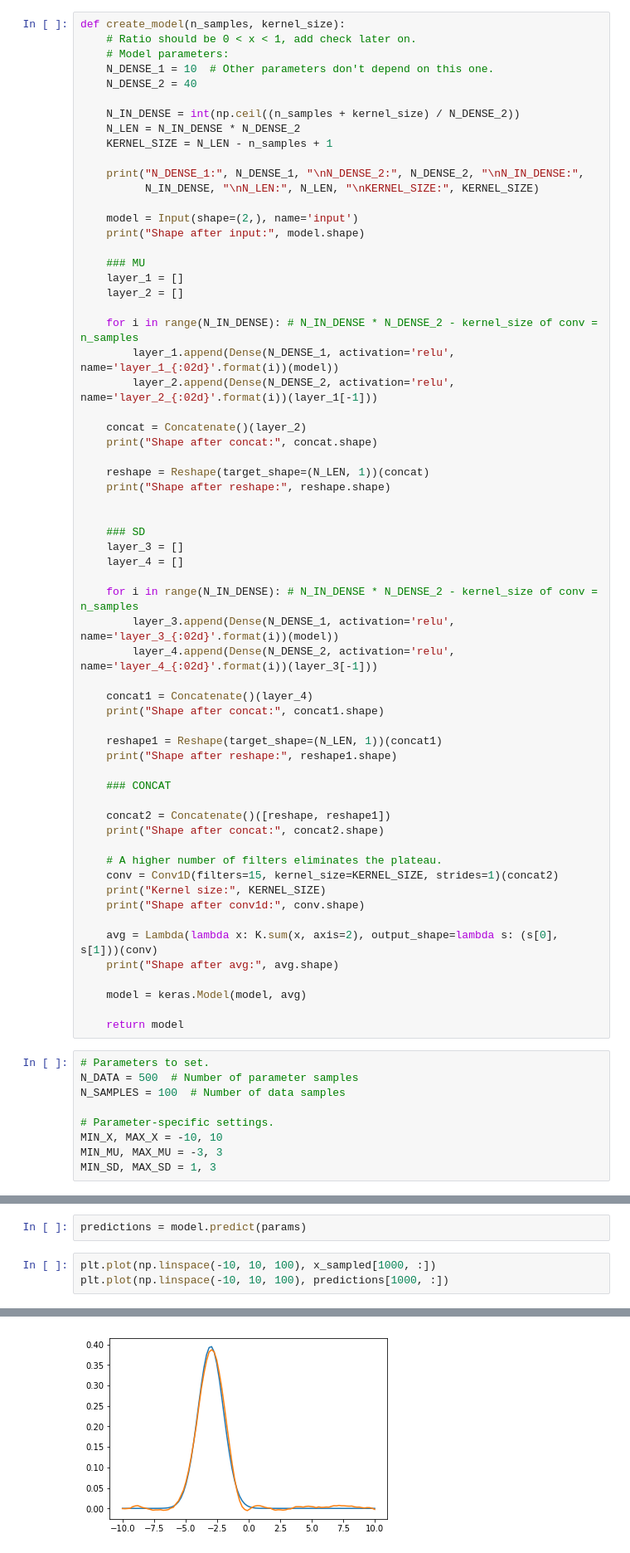
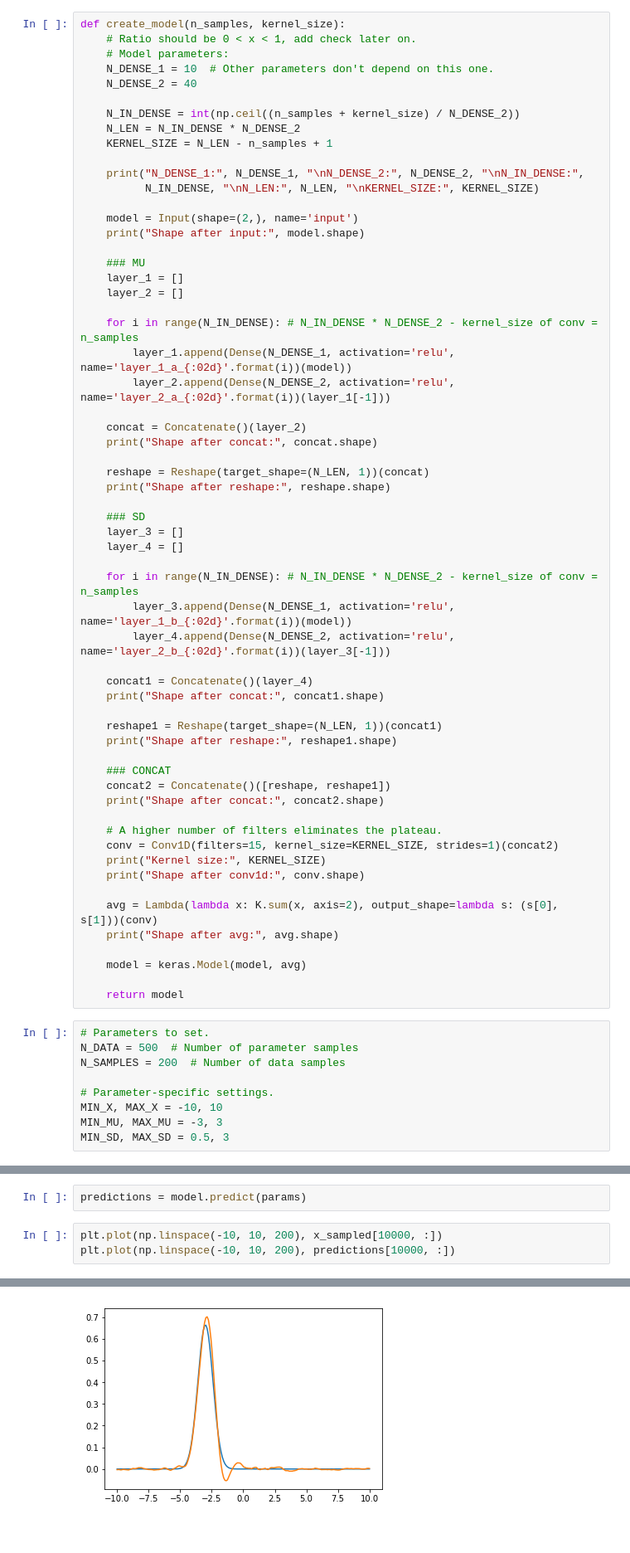
Before and after one commit to simonpeterhans/ep-param-est, a Jupyter notebook: sigma-test.ipynb, the cells around one changed output, grey strips where cells are left out. Shown at 83% size. Cells and saved outputs as stored; diff of their text form.

```diff
--- a/sigma-test.ipynb
+++ b/sigma-test.ipynb
@@ -31,8 +29,8 @@ def create_model(n_samples, kernel_size):
     layer_2 = []
 
     for i in range(N_IN_DENSE): # N_IN_DENSE * N_DENSE_2 - kernel_size of conv = n_samples
-        layer_1.append(Dense(N_DENSE_1, activation='relu', name='layer_1_{:02d}'.format(i))(model))
-        layer_2.append(Dense(N_DENSE_2, activation='relu', name='layer_2_{:02d}'.format(i))(layer_1[-1]))
+        layer_1.append(Dense(N_DENSE_1, activation='relu', name='layer_1_a_{:02d}'.format(i))(model))
+        layer_2.append(Dense(N_DENSE_2, activation='relu', name='layer_2_a_{:02d}'.format(i))(layer_1[-1]))
 
     concat = Concatenate()(layer_2)
     print("Shape after concat:", concat.shape)
@@ -40,14 +38,13 @@ def create_model(n_samples, kernel_size):
     reshape = Reshape(target_shape=(N_LEN, 1))(concat)
     print("Shape after reshape:", reshape.shape)
 
-
     ### SD
     layer_3 = []
     layer_4 = []
 
     for i in range(N_IN_DENSE): # N_IN_DENSE * N_DENSE_2 - kernel_size of conv = n_samples
-        layer_3.append(Dense(N_DENSE_1, activation='relu', name='layer_3_{:02d}'.format(i))(model))
-        layer_4.append(Dense(N_DENSE_2, activation='relu', name='layer_4_{:02d}'.format(i))(layer_3[-1]))
+        layer_3.append(Dense(N_DENSE_1, activation='relu', name='layer_1_b_{:02d}'.format(i))(model))
+        layer_4.append(Dense(N_DENSE_2, activation='relu', name='layer_2_b_{:02d}'.format(i))(layer_3[-1]))
 
     concat1 = Concatenate()(layer_4)
     print("Shape after concat:", concat1.shape)
@@ -56,7 +53,6 @@ def create_model(n_samples, kernel_size):
     print("Shape after reshape:", reshape1.shape)
 
     ### CONCAT
-
     concat2 = Concatenate()([reshape, reshape1])
     print("Shape after concat:", concat2.shape)
 
@@ -74,12 +70,12 @@ def create_model(n_samples, kernel_size):
 # %%
 # Parameters to set.
 N_DATA = 500  # Number of parameter samples
-N_SAMPLES = 100  # Number of data samples
+N_SAMPLES = 200  # Number of data samples
 
 # Parameter-specific settings.
 MIN_X, MAX_X = -10, 10
 MIN_MU, MAX_MU = -3, 3
-MIN_SD, MAX_SD = 1, 3
+MIN_SD, MAX_SD = 0.5, 3
 # %%
 # Generate spaces.
 mu, sd = np.meshgrid(np.linspace(MIN_MU, MAX_MU, N_DATA), np.linspace(MIN_SD, MAX_SD, N_DATA))
@@ -133,8 +123,8 @@ Epoch 3/3
 # %%
 predictions = model.predict(params)
 # %%
-plt.plot(np.linspace(-10, 10, 100), x_sampled[1000, :])
-plt.plot(np.linspace(-10, 10, 100), predictions[1000, :])
+plt.plot(np.linspace(-10, 10, 200), x_sampled[10000, :])
+plt.plot(np.linspace(-10, 10, 200), predictions[10000, :])
 # %% [output]
 [<matplotlib.lines.Line2D at 0x...>]
-[figure, old version]
+[figure, new version]
```
Also changed, not shown: parts of 7 cells of this notebook.
